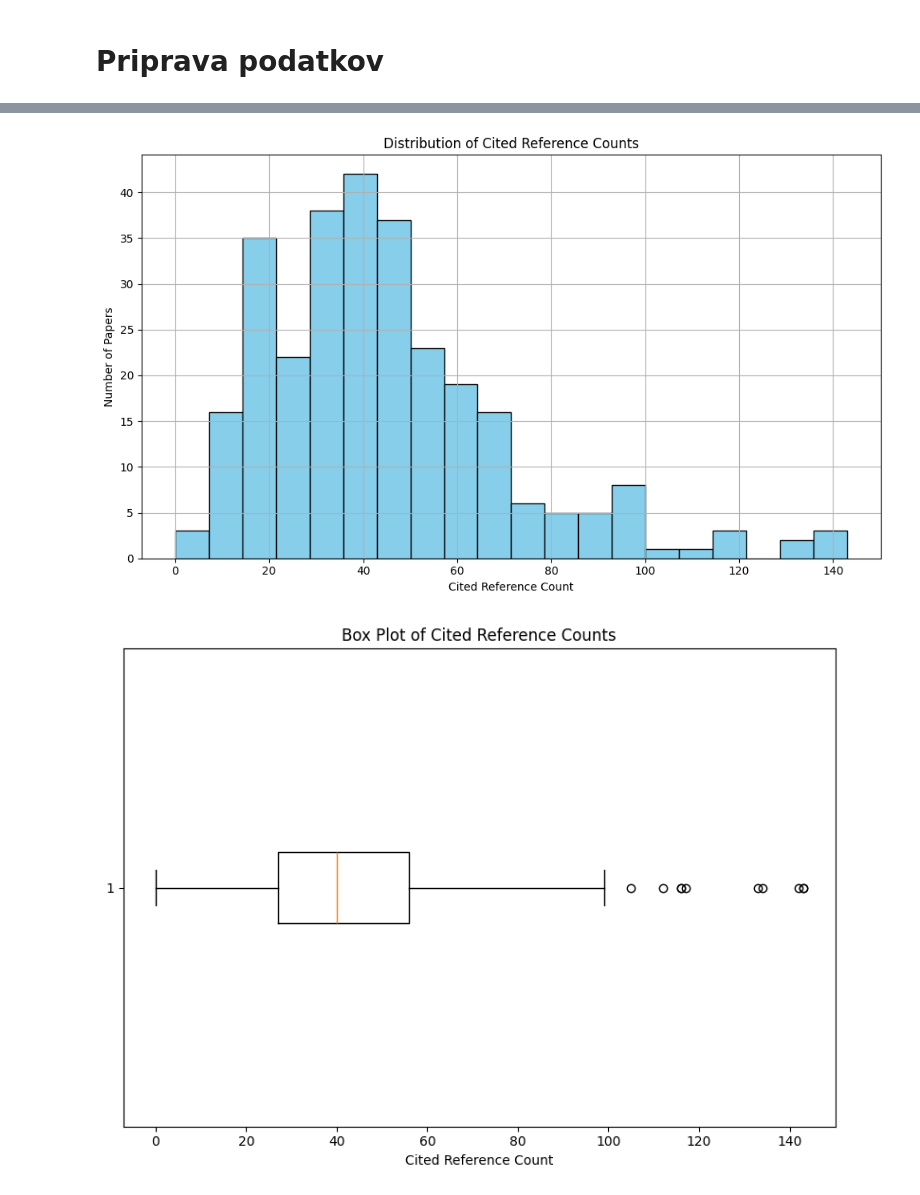
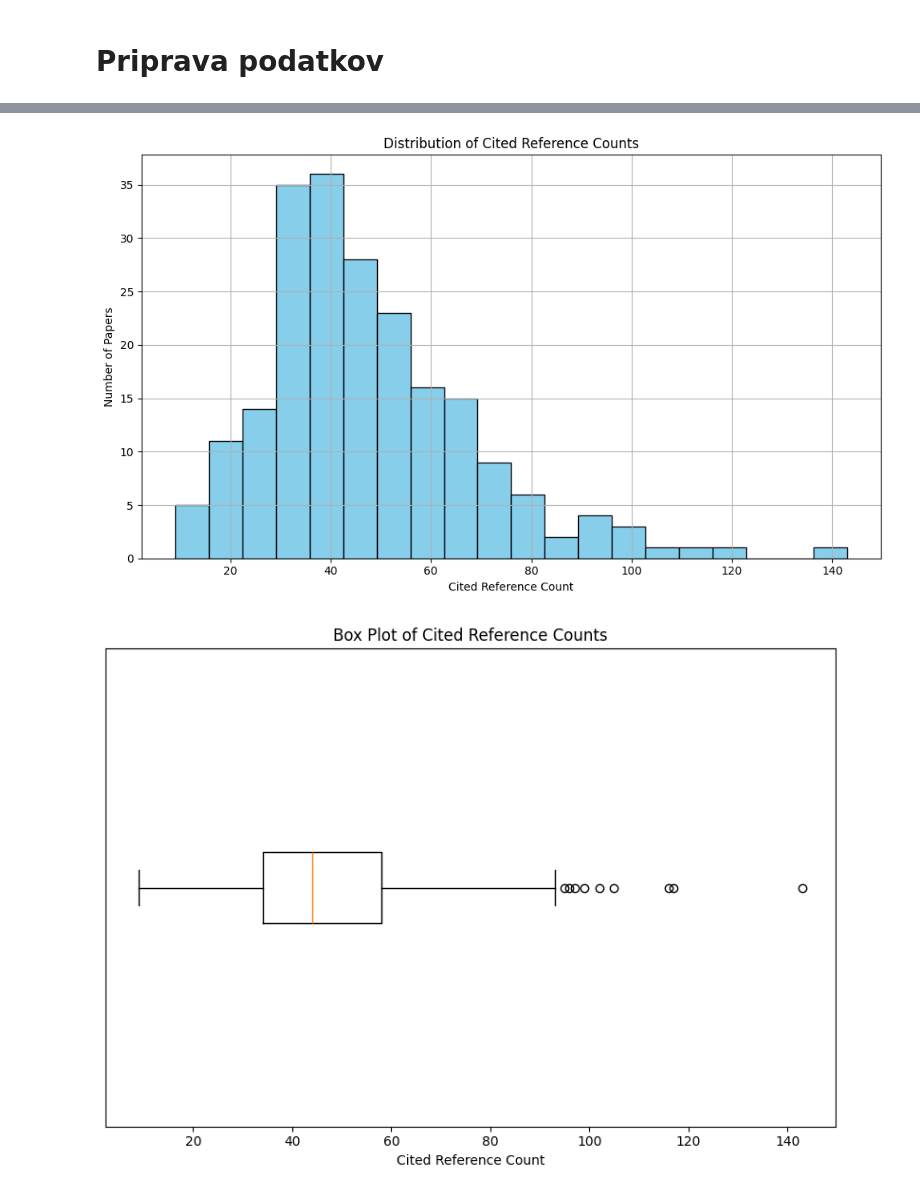
Before and after one commit to borbregant/Doktorat_all, a Jupyter notebook: raziskovalni_seminar/obdelava.ipynb, the cells around one changed output, grey strips where cells are left out. Drawn from its saved outputs; the diff is of its cells as text; code cells hidden in the pictures.

```diff
--- a/raziskovalni_seminar/obdelava.ipynb
+++ b/raziskovalni_seminar/obdelava.ipynb
@@ -4,4 +4,4 @@
 import pandas as pd
 import matplotlib.pyplot as plt
 
-df = pd.read_excel("dataset.xls")
+df = pd.read_excel("dataset_nov.xls")
@@ -104,34 +104,0 @@ learning, students, academic, performance, data, student, machine, prediction, u
-# %%
-import pandas as pd
-from sklearn.feature_extraction.text import CountVectorizer
-from sklearn.decomposition import LatentDirichletAllocation
-from wordcloud import WordCloud
-import matplotlib.pyplot as plt
-
-# Preprocess the 'Abstract' column: remove NaN, convert to lowercase, and strip whitespace
-df['Abstract'] = df['Abstract'].dropna().str.lower().str.strip()
-
-# Vectorization: Convert text to a document-term matrix
-vectorizer = CountVectorizer(stop_words='english', max_df=0.95, min_df=2)
-dtm = vectorizer.fit_transform(df['Abstract'])
-
-# LDA Topic Modeling
-lda = LatentDirichletAllocation(n_components=5, random_state=42)
-lda.fit(dtm)
-
-# Extracting and visualizing topics with word clouds
-feature_names = vectorizer.get_feature_names_out()
-
-def plot_word_cloud(model, feature_names, no_top_words):
-    for topic_idx, topic in enumerate(model.components_):
-        top_words = {feature_names[i]: topic[i] for i in topic.argsort()[:-no_top_words - 1:-1]}
-        wordcloud = WordCloud(width=800, height=400, background_color='white').generate_from_frequencies(top_words)
-
-        plt.figure(figsize=(10, 6))
-        plt.imshow(wordcloud, interpolation='bilinear')
-        plt.axis('off')
-        plt.title(f'Topic {topic_idx + 1}')
-        plt.show()
-
-no_top_words = 20
-plot_word_cloud(lda, feature_names, no_top_words)
@@ -196,26 +157,30 @@ Name: Cited Reference Count, dtype: float64
 # %%
 import matplotlib.pyplot as plt
 
 # Histogram for Cited Reference Count
 plt.figure(figsize=(10, 6))
 plt.hist(df['Cited Reference Count'], bins=20, color='skyblue', edgecolor='black')
 plt.title('Distribution of Cited Reference Counts')
 plt.xlabel('Cited Reference Count')
 plt.ylabel('Number of Papers')
 plt.grid(True)
 plt.tight_layout()
 plt.show()
 
 # Box plot for Cited Reference Count
 plt.figure(figsize=(8, 6))
 plt.boxplot(df['Cited Reference Count'].dropna(), vert=False)
 plt.title('Box Plot of Cited Reference Counts')
 plt.xlabel('Cited Reference Count')
+
+# Removing the y-axis ticks and label
+plt.yticks([])
+
 plt.tight_layout()
 plt.show()
 # %% [output]
-[figure, old version]
+[figure, new version]
-[figure, old version]
+[figure, new version]
 # %%
 import matplotlib.pyplot as plt
 
```
Also changed, not shown: parts of 13 cells of this notebook, 3 other files.
